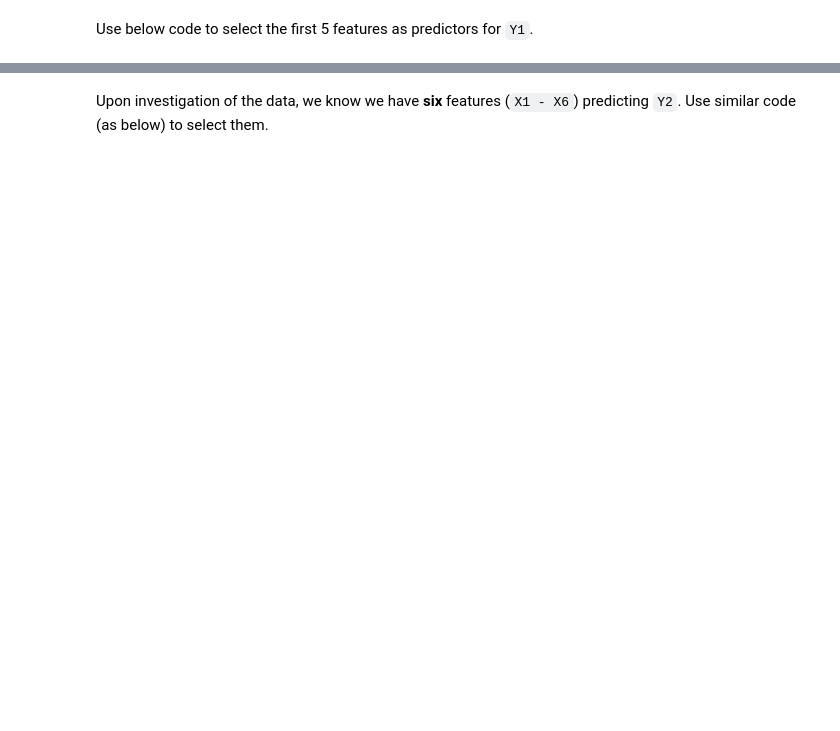
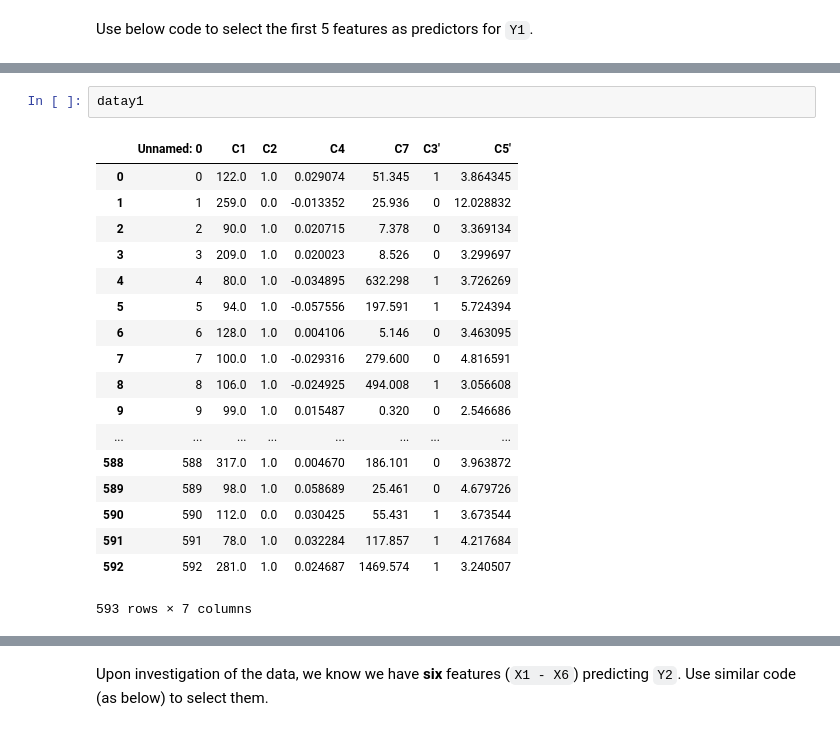
Before and after one commit to BA545-SP2019/2019-competition1-3-musketeers, a Jupyter notebook: Evaluation-Code-C.ipynb, the cells around one changed output, grey strips where cells are left out. Saved outputs shown, nothing was run; the diff lists cells and outputs as text; blank space fills up the shorter version.

```diff
--- a/Evaluation-Code-C.ipynb
+++ b/Evaluation-Code-C.ipynb
@@ -133,2 +90,23 @@ datay1[datay1.columns[0:15]]
+# %%
+datay1
+# %% [output]
+|  | Unnamed: 0 | C1 | C2 | C4 | C7 | C3' | C5' |
+| 0 | 0 | 122.0 | 1.0 | 0.029074 | 51.345 | 1 | 3.864345 |
+| 1 | 1 | 259.0 | 0.0 | -0.013352 | 25.936 | 0 | 12.028832 |
+| 2 | 2 | 90.0 | 1.0 | 0.020715 | 7.378 | 0 | 3.369134 |
+| 3 | 3 | 209.0 | 1.0 | 0.020023 | 8.526 | 0 | 3.299697 |
+| 4 | 4 | 80.0 | 1.0 | -0.034895 | 632.298 | 1 | 3.726269 |
+| 5 | 5 | 94.0 | 1.0 | -0.057556 | 197.591 | 1 | 5.724394 |
+| 6 | 6 | 128.0 | 1.0 | 0.004106 | 5.146 | 0 | 3.463095 |
+| 7 | 7 | 100.0 | 1.0 | -0.029316 | 279.600 | 0 | 4.816591 |
+| 8 | 8 | 106.0 | 1.0 | -0.024925 | 494.008 | 1 | 3.056608 |
+| 9 | 9 | 99.0 | 1.0 | 0.015487 | 0.320 | 0 | 2.546686 |
+| ... | ... | ... | ... | ... | ... | ... | ... |
+| 588 | 588 | 317.0 | 1.0 | 0.004670 | 186.101 | 0 | 3.963872 |
+| 589 | 589 | 98.0 | 1.0 | 0.058689 | 25.461 | 0 | 4.679726 |
+| 590 | 590 | 112.0 | 0.0 | 0.030425 | 55.431 | 1 | 3.673544 |
+| 591 | 591 | 78.0 | 1.0 | 0.032284 | 117.857 | 1 | 4.217684 |
+| 592 | 592 | 281.0 | 1.0 | 0.024687 | 1469.574 | 1 | 3.240507 |
+593 rows × 7 columns
 # %%
 
```
Also changed, not shown: parts of 10 cells of this notebook, 4 other files.
